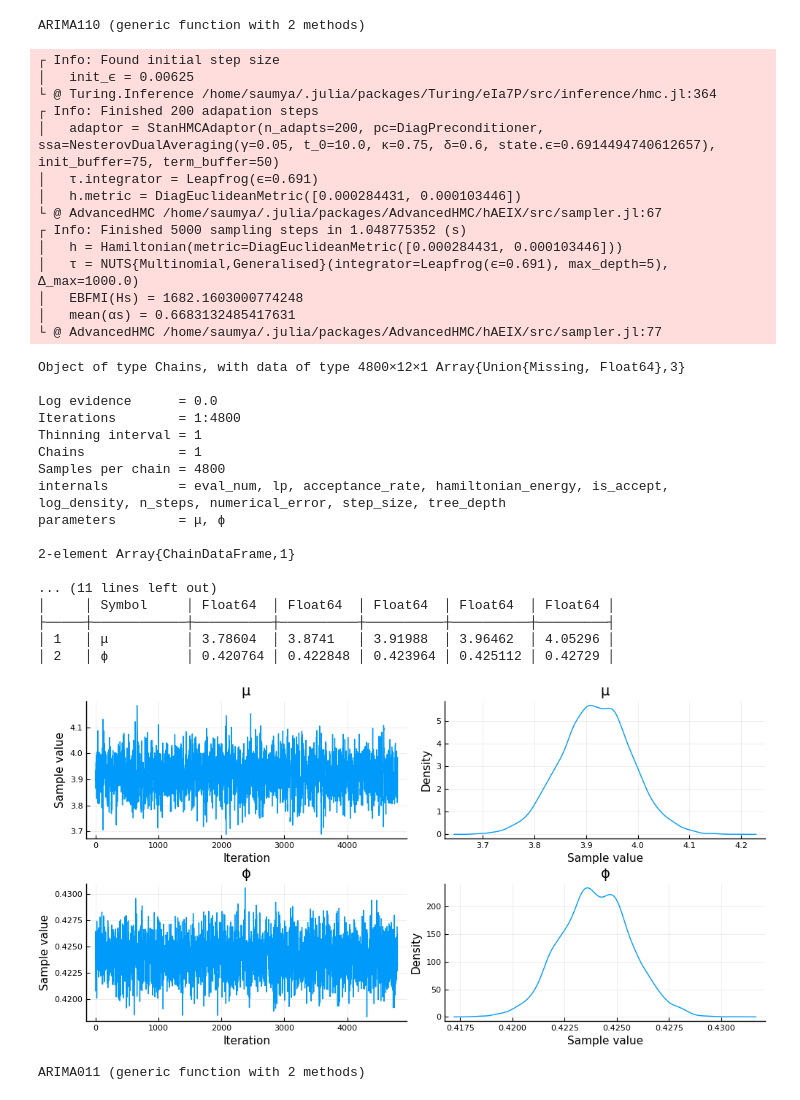
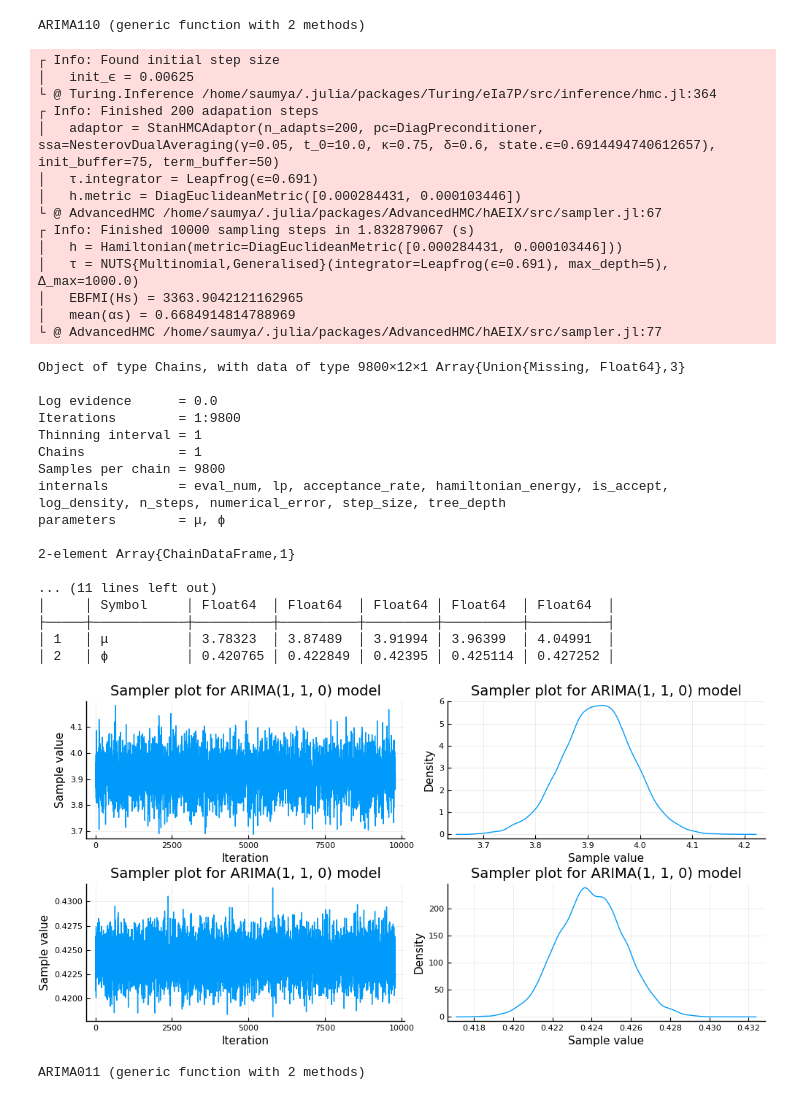
Before and after one commit to saumyagshah/JupyterNBTuringExamples, a Jupyter notebook: time_series_ARIMA.ipynb, the cells around one changed output. Saved outputs shown, nothing was run; the diff lists cells and outputs as text; code cells hidden in the pictures.

Commit message:
Improved ARIMA implementation

```diff
--- a/time_series_ARIMA.ipynb
+++ b/time_series_ARIMA.ipynb
@@ -130,7 +128,7 @@ end
 # %% [output]
 ARIMA110 (generic function with 2 methods)
 # %%
-chain_ARIMA110 = sample(ARIMA110(s_train), NUTS(5000, 200, 0.6) )
+chain_ARIMA110 = sample(ARIMA110(s_train), NUTS(10000, 200, 0.6) )
 # %% [output]
 ┌ Info: Found initial step size
 │   init_ϵ = 0.00625
@@ -140,33 +138,33 @@ chain_ARIMA110 = sample(ARIMA110(s_train), NUTS(5000, 200, 0.6) )
 │   τ.integrator = Leapfrog(ϵ=0.691)
 │   h.metric = DiagEuclideanMetric([0.000284431, 0.000103446])
 └ @ AdvancedHMC /home/saumya/.julia/packages/AdvancedHMC/hAEIX/src/sampler.jl:67
-┌ Info: Finished 5000 sampling steps in 1.048775352 (s)
+┌ Info: Finished 10000 sampling steps in 1.832879067 (s)
 │   h = Hamiltonian(metric=DiagEuclideanMetric([0.000284431, 0.000103446]))
 │   τ = NUTS{Multinomial,Generalised}(integrator=Leapfrog(ϵ=0.691), max_depth=5), Δ_max=1000.0)
-│   EBFMI(Hs) = 1682.1603000774248
-│   mean(αs) = 0.6683132485417631
+│   EBFMI(Hs) = 3363.9042121162965
+│   mean(αs) = 0.6684914814788969
 └ @ AdvancedHMC /home/saumya/.julia/packages/AdvancedHMC/hAEIX/src/sampler.jl:77
-Object of type Chains, with data of type 4800×12×1 Array{Union{Missing, Float64},3}
+Object of type Chains, with data of type 9800×12×1 Array{Union{Missing, Float64},3}
 
 Log evidence      = 0.0
-Iterations        = 1:4800
+Iterations        = 1:9800
 Thinning interval = 1
 Chains            = 1
-Samples per chain = 4800
+Samples per chain = 9800
 internals         = eval_num, lp, acceptance_rate, hamiltonian_energy, is_accept, log_density, n_steps, numerical_error, step_size, tree_depth
 parameters        = μ, ϕ
 
 2-element Array{ChainDataFrame,1}
 
 ... (11 lines left out)
-│     │ Symbol     │ Float64  │ Float64  │ Float64  │ Float64  │ Float64 │
-├─────┼────────────┼──────────┼──────────┼──────────┼──────────┼─────────┤
-│ 1   │ μ          │ 3.78604  │ 3.8741   │ 3.91988  │ 3.96462  │ 4.05296 │
-│ 2   │ ϕ          │ 0.420764 │ 0.422848 │ 0.423964 │ 0.425112 │ 0.42729 │
+│     │ Symbol     │ Float64  │ Float64  │ Float64 │ Float64  │ Float64  │
+├─────┼────────────┼──────────┼──────────┼─────────┼──────────┼──────────┤
+│ 1   │ μ          │ 3.78323  │ 3.87489  │ 3.91994 │ 3.96399  │ 4.04991  │
+│ 2   │ ϕ          │ 0.420765 │ 0.422849 │ 0.42395 │ 0.425114 │ 0.427252 │
-# %%
-plot(chain_ARIMA110)
-# %% [output]
-[figure, removed]
+# %%
+plot(chain_ARIMA110, title = "Sampler plot for ARIMA(1, 1, 0) model")
+# %% [output]
+[figure, added]
 # %%
 @model ARIMA011(x) = begin
     T = length(x)
```
Also changed, not shown: parts of 7 cells of this notebook.
